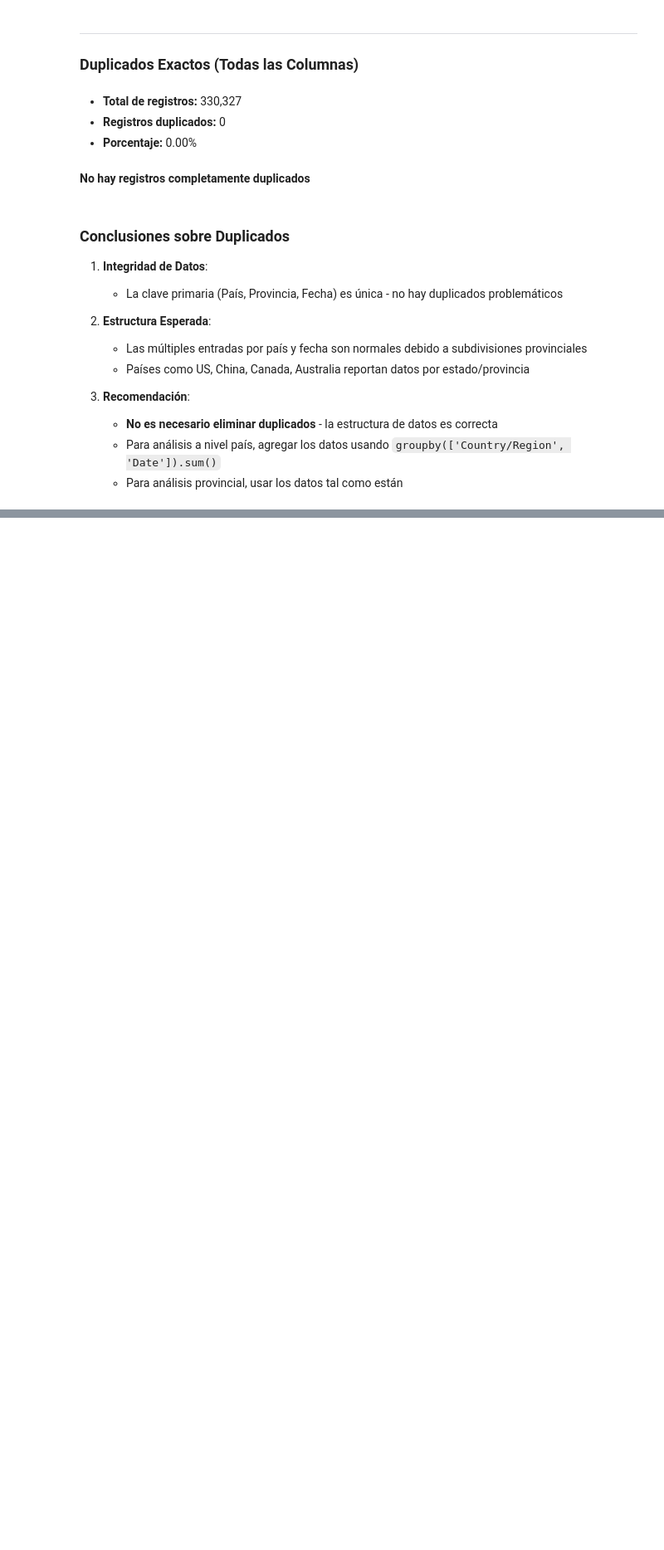
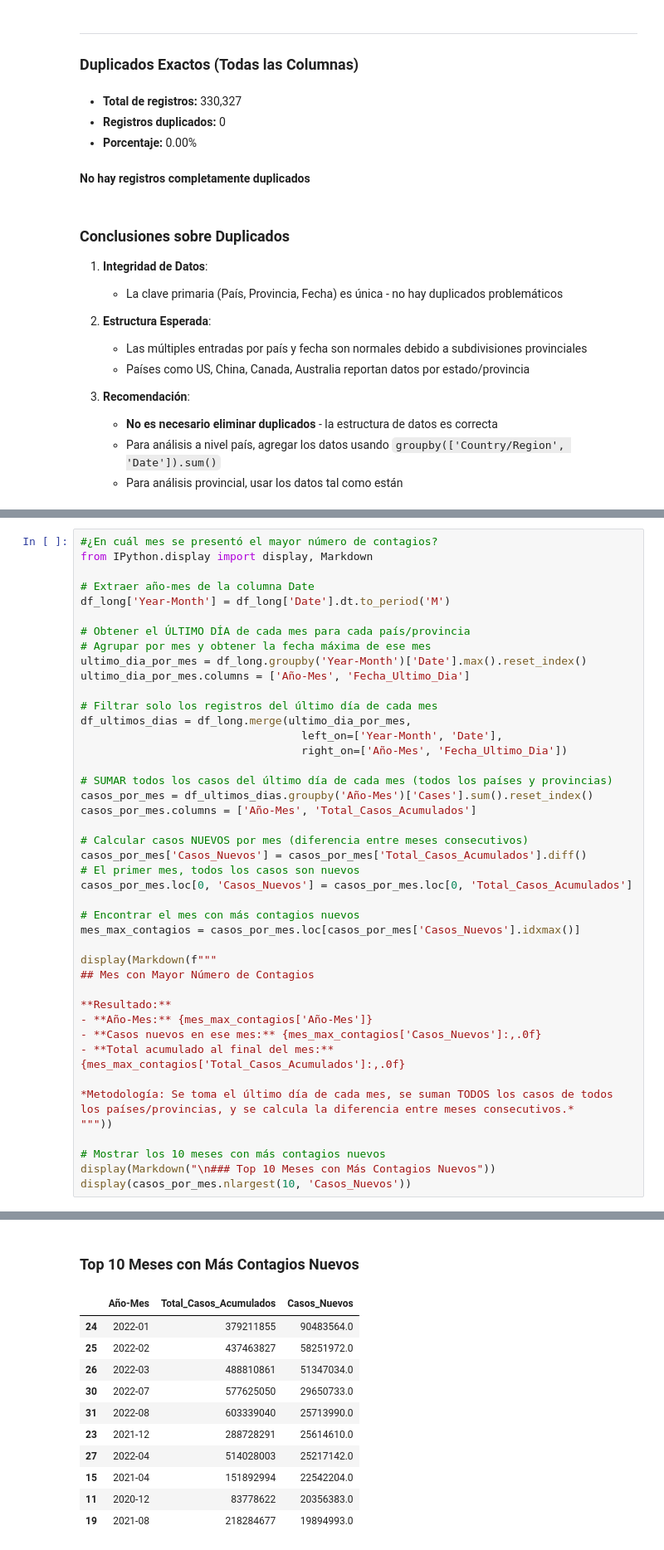
Before and after one commit to esilvas1/Activity3_Data_Management, a Jupyter notebook: Notebook/EDA.ipynb, the cells around one changed output, grey strips where cells are left out. Shown at 83% size. Drawn from its saved outputs; the diff is of its cells as text; blank space fills up the shorter version.

```diff
--- a/Notebook/EDA.ipynb
+++ b/Notebook/EDA.ipynb
@@ -642,0 +648,44 @@ else:
+# %%
+#¿En cuál mes se presentó el mayor número de contagios?
+from IPython.display import display, Markdown
+
+# Extraer año-mes de la columna Date
+df_long['Year-Month'] = df_long['Date'].dt.to_period('M')
+
+# Obtener el ÚLTIMO DÍA de cada mes para cada país/provincia
+# Agrupar por mes y obtener la fecha máxima de ese mes
+ultimo_dia_por_mes = df_long.groupby('Year-Month')['Date'].max().reset_index()
+ultimo_dia_por_mes.columns = ['Año-Mes', 'Fecha_Ultimo_Dia']
+
+# Filtrar solo los registros del último día de cada mes
+df_ultimos_dias = df_long.merge(ultimo_dia_por_mes,
+                                  left_on=['Year-Month', 'Date'],
+                                  right_on=['Año-Mes', 'Fecha_Ultimo_Dia'])
+
+# SUMAR todos los casos del último día de cada mes (todos los países y provincias)
+casos_por_mes = df_ultimos_dias.groupby('Año-Mes')['Cases'].sum().reset_index()
+casos_por_mes.columns = ['Año-Mes', 'Total_Casos_Acumulados']
+
+# Calcular casos NUEVOS por mes (diferencia entre meses consecutivos)
+casos_por_mes['Casos_Nuevos'] = casos_por_mes['Total_Casos_Acumulados'].diff()
+# El primer mes, todos los casos son nuevos
+casos_por_mes.loc[0, 'Casos_Nuevos'] = casos_por_mes.loc[0, 'Total_Casos_Acumulados']
+
+# Encontrar el mes con más contagios nuevos
+mes_max_contagios = casos_por_mes.loc[casos_por_mes['Casos_Nuevos'].idxmax()]
+
+display(Markdown(f"""
+## Mes con Mayor Número de Contagios
+
+**Resultado:**
+- **Año-Mes:** {mes_max_contagios['Año-Mes']}
+- **Casos nuevos en ese mes:** {mes_max_contagios['Casos_Nuevos']:,.0f}
+- **Total acumulado al final del mes:** {mes_max_contagios['Total_Casos_Acumulados']:,.0f}
+
+*Metodología: Se toma el último día de cada mes, se suman TODOS los casos de todos los países/provincias, y se calcula la diferencia entre meses consecutivos.*
+"""))
+
+# Mostrar los 10 meses con más contagios nuevos
+display(Markdown("\n### Top 10 Meses con Más Contagios Nuevos"))
+display(casos_por_mes.nlargest(10, 'Casos_Nuevos'))
+# %% [output]
@@ -642,0 +701,13 @@ else:
+
+### Top 10 Meses con Más Contagios Nuevos
+|  | Año-Mes | Total_Casos_Acumulados | Casos_Nuevos |
+| 24 | 2022-01 | 379211855 | 90483564.0 |
+| 25 | 2022-02 | 437463827 | 58251972.0 |
+| 26 | 2022-03 | 488810861 | 51347034.0 |
+| 30 | 2022-07 | 577625050 | 29650733.0 |
+| 31 | 2022-08 | 603339040 | 25713990.0 |
+| 23 | 2021-12 | 288728291 | 25614610.0 |
+| 27 | 2022-04 | 514028003 | 25217142.0 |
+| 15 | 2021-04 | 151892994 | 22542204.0 |
+| 11 | 2020-12 | 83778622 | 20356383.0 |
+| 19 | 2021-08 | 218284677 | 19894993.0 |
```
Also changed, not shown: parts of 5 cells of this notebook.
